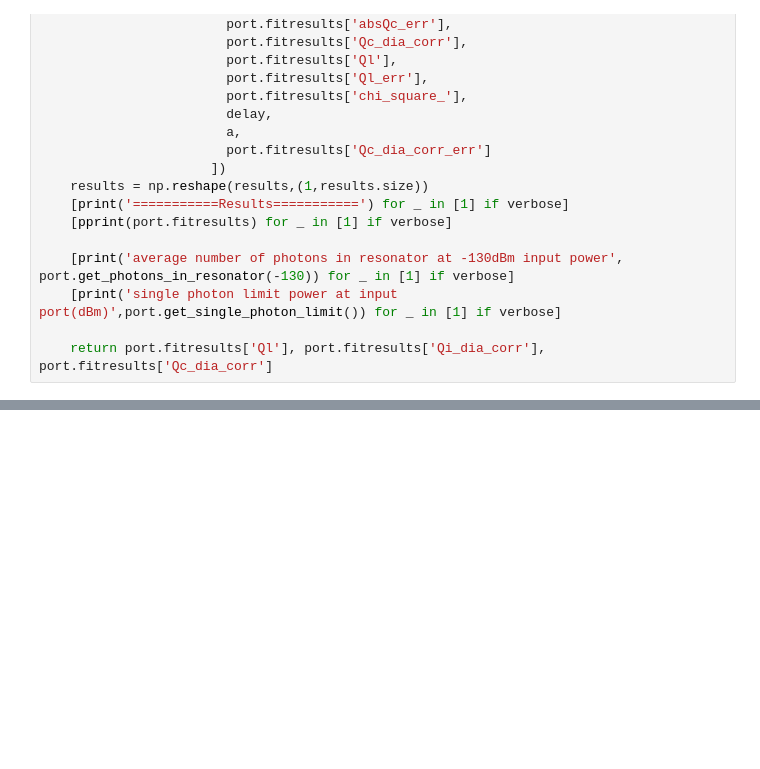
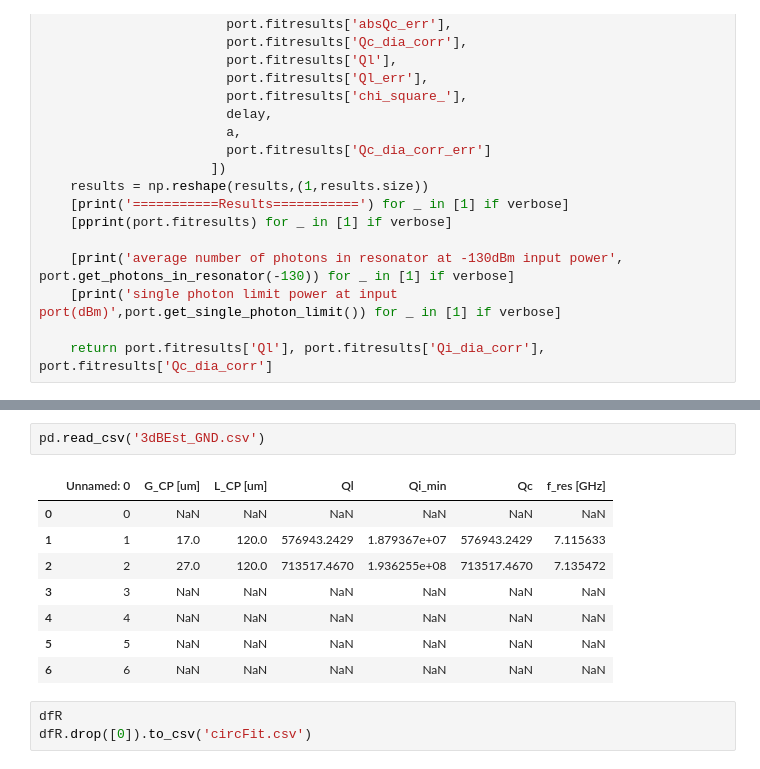
Before and after one commit to wslu42/Resonator, a Jupyter notebook: quality_factor_extract_for HFSS.ipynb, the cells around one changed output, grey strips where cells are left out. Saved outputs shown, nothing was run; the diff lists cells and outputs as text; blank space fills up the shorter version.

```diff
--- a/quality_factor_extract_for HFSS.ipynb
+++ b/quality_factor_extract_for HFSS.ipynb
@@ -185,0 +247,14 @@ ValueError: x and y must have same first dimension, but have shapes (1,) and (40
+# %%
+pd.read_csv('3dBEst_GND.csv')
+# %% [output]
+|  | Unnamed: 0 | G_CP [um] | L_CP [um] | Ql | Qi_min | Qc | f_res [GHz] |
+| 0 | 0 | NaN | NaN | NaN | NaN | NaN | NaN |
+| 1 | 1 | 17.0 | 120.0 | 576943.2429 | 1.879367e+07 | 576943.2429 | 7.115633 |
+| 2 | 2 | 27.0 | 120.0 | 713517.4670 | 1.936255e+08 | 713517.4670 | 7.135472 |
+| 3 | 3 | NaN | NaN | NaN | NaN | NaN | NaN |
+| 4 | 4 | NaN | NaN | NaN | NaN | NaN | NaN |
+| 5 | 5 | NaN | NaN | NaN | NaN | NaN | NaN |
+| 6 | 6 | NaN | NaN | NaN | NaN | NaN | NaN |
+# %%
+dfR
+dfR.drop([0]).to_csv('circFit.csv')
```
Also changed, not shown: parts of 15 cells of this notebook, 30 other files.
